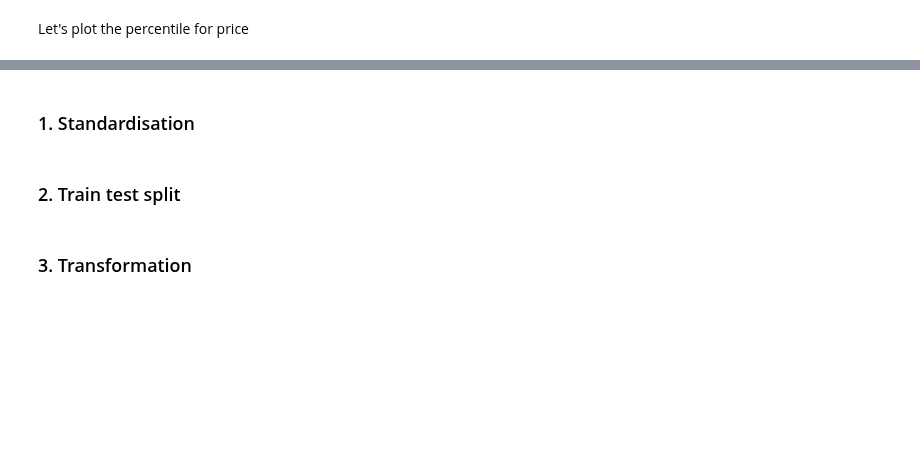
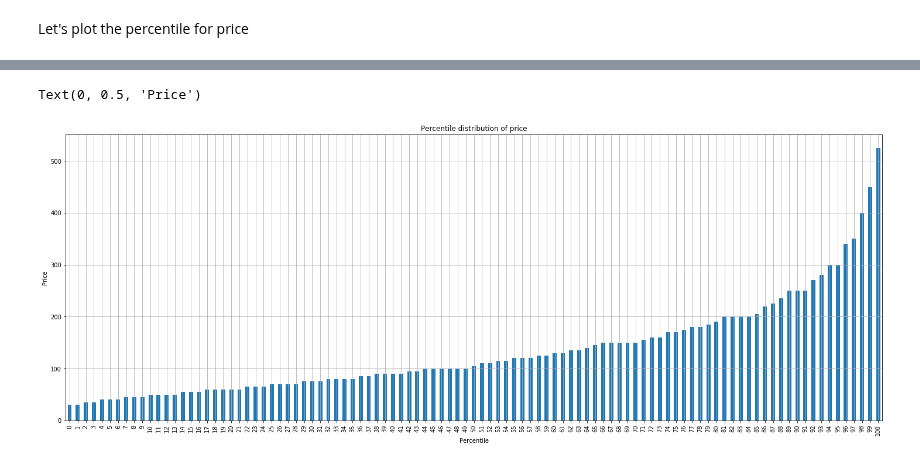
Before and after one commit to principal-miners/listings, a Jupyter notebook: ssh/Modeling.ipynb, the cells around one changed output, grey strips where cells are left out. Drawn from its saved outputs; the diff is of its cells as text; code cells hidden in the pictures; blank space fills up the shorter version.

```diff
--- a/ssh/Modeling.ipynb
+++ b/ssh/Modeling.ipynb
@@ -37,5 +39,6 @@ from Utils.DataUtils import *
 
 RANDOM_SEED = 42
 # %%
-data_path = ('/Users/Monu/Desktop/Data Mining Project/cleaned_with_nlp_listings.csv')
+data_path = os.path.join(os.getcwd(), "../data/cleaned_listings.csv")
 listings = pd.read_csv(data_path, index_col="id")
+display(listings.shape)
@@ -117,8 +50,0 @@ We lose less than 2% of rows upon dropping those outliers. Worth it.
-# %%
-percentiles = list(range(0,101))
-price_percentile = {}
-for p in percentiles:
-    price_percentile[p] = np.percentile(listings_filtered['price'].values, p)
-
-price_percentile = pd.DataFrame.from_dict(price_percentile, orient='index')
-price_percentile.plot(kind='bar', figsize=(25,9), grid=True)
@@ -156,2 +50,0 @@ y = listings_filtered[ycol].values
-# %% [markdown]
-### 1. Standardisation
@@ -161,2 +50,0 @@ x = standard_scaler.fit_transform(x)
-# %% [markdown]
-### 2. Train test split
@@ -165,2 +51,14 @@ x_train, x_test, y_train, y_test = train_test_split(x, y, test_size=0.25, random
-# %% [markdown]
-### 3. Transformation
+# %%
+percentiles = list(range(0,101, 1))
+price_percentile = {}
+for p in percentiles:
+    price_percentile[p] = np.percentile(listings['price'].values, p)
+
+price_percentile = pd.DataFrame.from_dict(price_percentile, orient='index')
+price_percentile.plot(kind='bar', figsize=(25,9), grid=True, legend=False)
+plt.title("Percentile distribution of price")
+plt.xlabel("Percentile")
+plt.ylabel("Price")
+# %% [output]
+Text(0, 0.5, 'Price')
+[figure, added]
```
Also changed, not shown: parts of 98 cells of this notebook, 6 other files.
